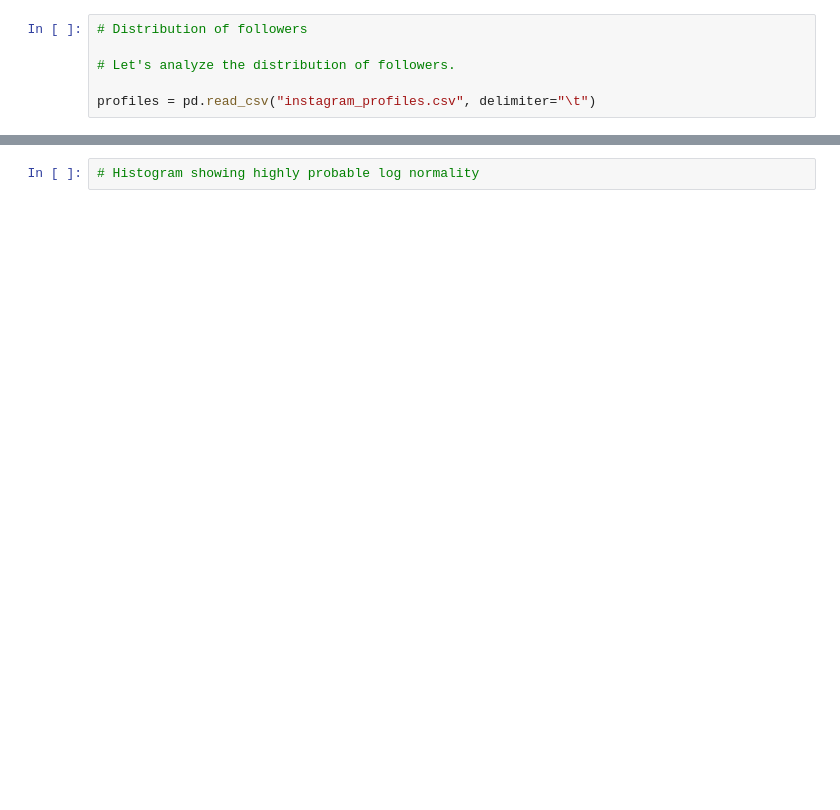
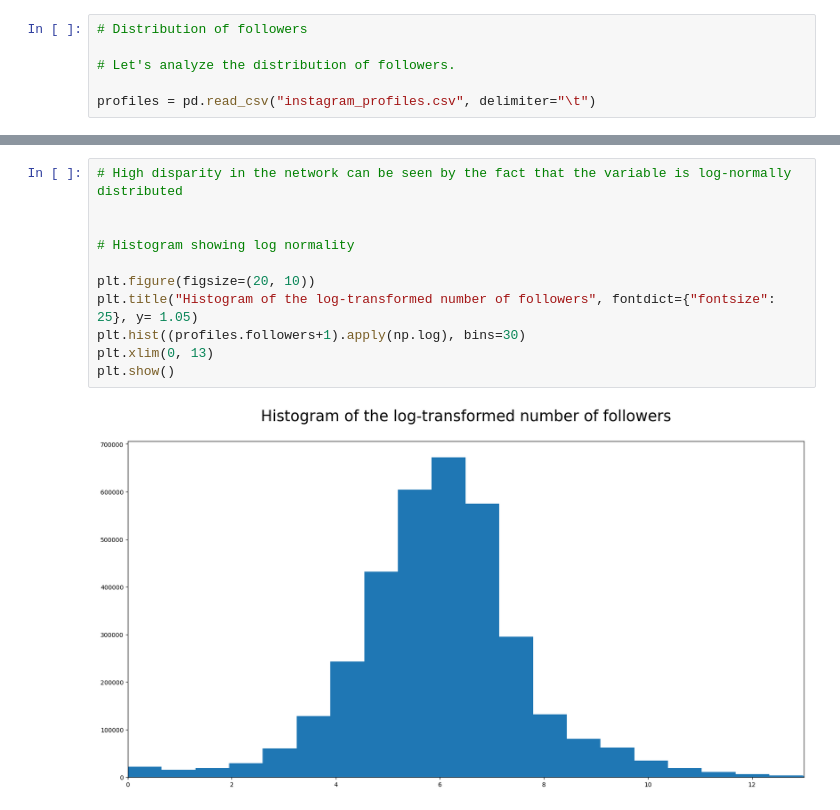
Before and after one commit to sim2000dg/adm_hw2-group30, a Jupyter notebook: RQ8.ipynb, the cells around one changed output, grey strips where cells are left out. Drawn from its saved outputs; the diff is of its cells as text; blank space fills up the shorter version.

```diff
--- a/RQ8.ipynb
+++ b/RQ8.ipynb
@@ -136,2 +186,13 @@ print(profiles.followers.describe().iloc[1:].to_markdown())
-# %%
-# Histogram showing highly probable log normality
+# %%
+# High disparity in the network can be seen by the fact that the variable is log-normally distributed
+
+
+# Histogram showing log normality
+
+plt.figure(figsize=(20, 10))
+plt.title("Histogram of the log-transformed number of followers", fontdict={"fontsize": 25}, y= 1.05)
+plt.hist((profiles.followers+1).apply(np.log), bins=30)
+plt.xlim(0, 13)
+plt.show()
+# %% [output]
+[figure, added]
```
Also changed, not shown: parts of 10 cells of this notebook, 1 other file.
